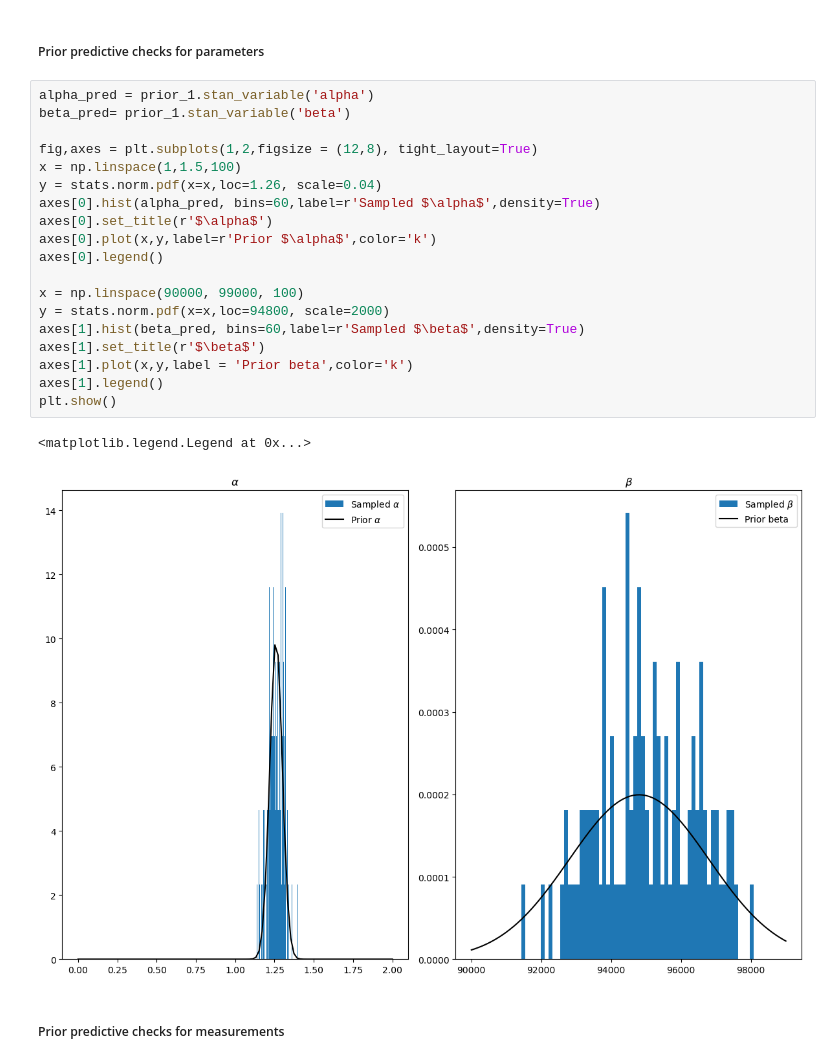
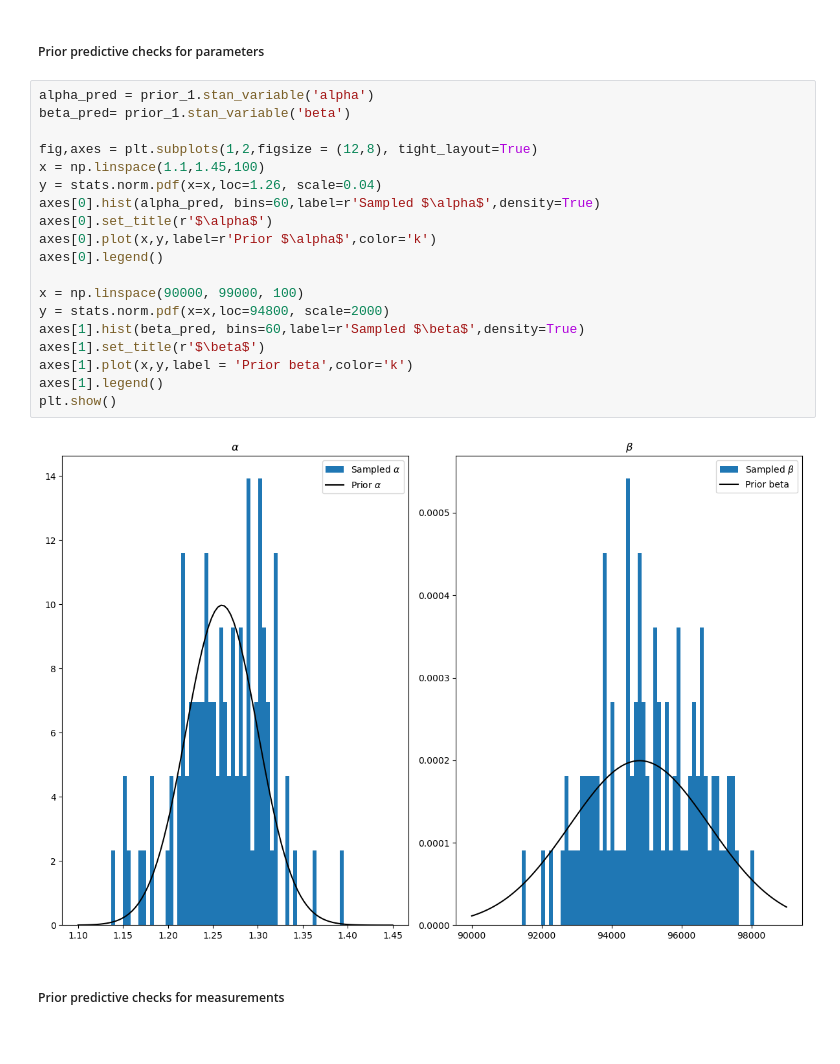
Before and after one commit to Julnowak/DA_project, a Jupyter notebook: final.ipynb, the cells around one changed output. Cells and saved outputs as stored; diff of their text form.

```diff
--- a/final.ipynb
+++ b/final.ipynb
@@ -430,25 +435,24 @@ prior_1.draws_pd()
 # %%
 alpha_pred = prior_1.stan_variable('alpha')
 beta_pred= prior_1.stan_variable('beta')
 
 fig,axes = plt.subplots(1,2,figsize = (12,8), tight_layout=True)
-x = np.linspace(1,1.5,100)
+x = np.linspace(1.1,1.45,100)
 y = stats.norm.pdf(x=x,loc=1.26, scale=0.04)
 axes[0].hist(alpha_pred, bins=60,label=r'Sampled $\alpha$',density=True)
 axes[0].set_title(r'$\alpha$')
 axes[0].plot(x,y,label=r'Prior $\alpha$',color='k')
 axes[0].legend()
 
 x = np.linspace(90000, 99000, 100)
 y = stats.norm.pdf(x=x,loc=94800, scale=2000)
 axes[1].hist(beta_pred, bins=60,label=r'Sampled $\beta$',density=True)
 axes[1].set_title(r'$\beta$')
 axes[1].plot(x,y,label = 'Prior beta',color='k')
 axes[1].legend()
 plt.show()
 # %% [output]
-<matplotlib.legend.Legend at 0x...>
-[figure, old version]
+[figure, new version]
 # %% [markdown]
 ##### Prior predictive checks for measurements
 # %%
```
Also changed, not shown: parts of 5 cells of this notebook.
